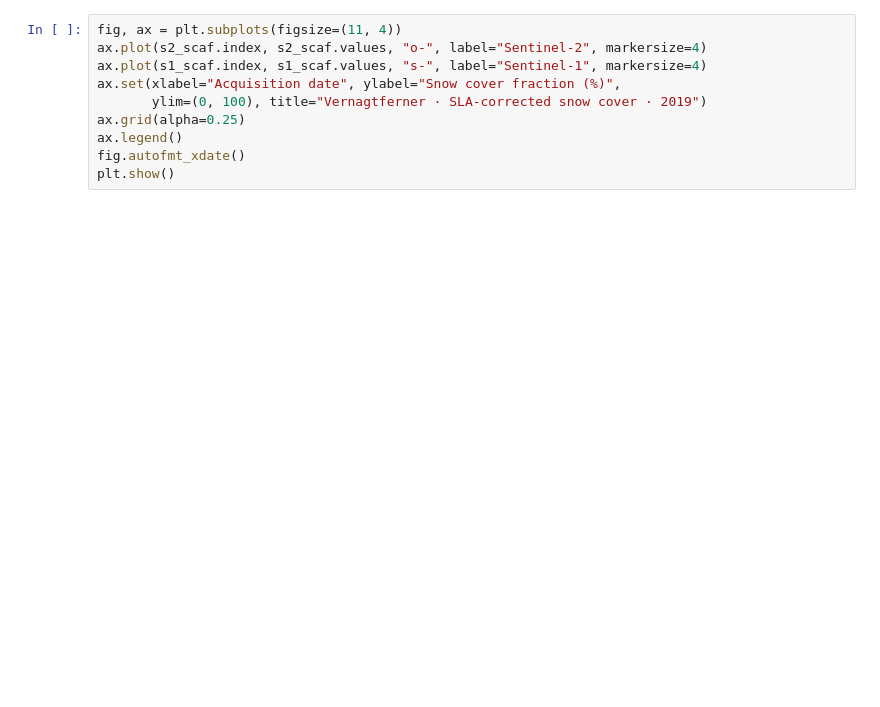
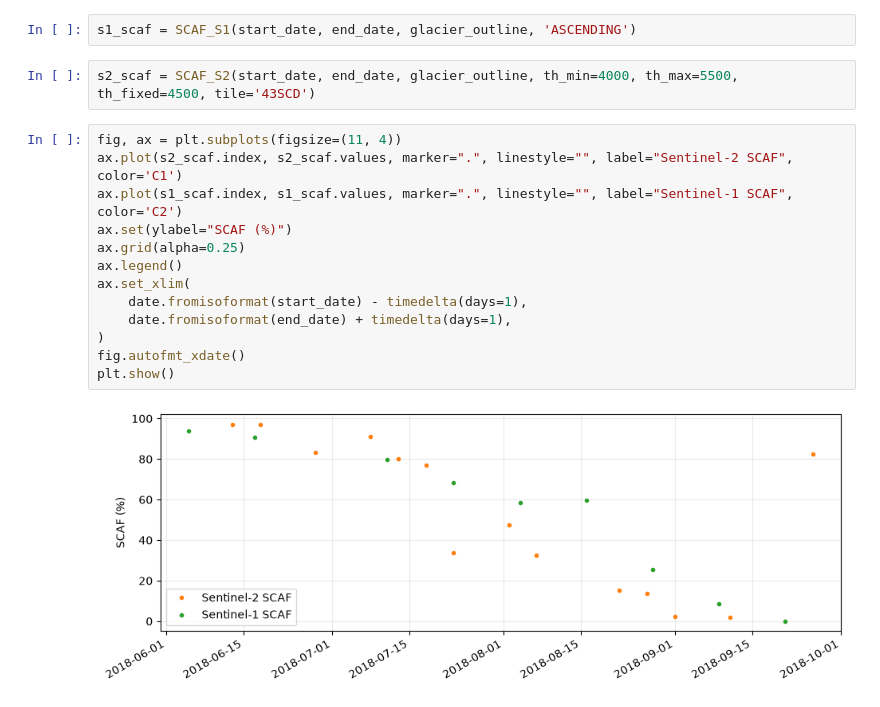
Before and after one commit to mattiacallegari/glacier_scaf, a Jupyter notebook: example.ipynb, the cells around one changed output. Saved outputs shown, nothing was run; the diff lists cells and outputs as text; blank space fills up the shorter version.

```diff
--- a/example.ipynb
+++ b/example.ipynb
@@ -49,10 +54,19 @@ plt.show()
+# %%
+s1_scaf = SCAF_S1(start_date, end_date, glacier_outline, 'ASCENDING')
+# %%
+s2_scaf = SCAF_S2(start_date, end_date, glacier_outline, th_min=4000, th_max=5500, th_fixed=4500, tile='43SCD')
 # %%
 fig, ax = plt.subplots(figsize=(11, 4))
-ax.plot(s2_scaf.index, s2_scaf.values, "o-", label="Sentinel-2", markersize=4)
-ax.plot(s1_scaf.index, s1_scaf.values, "s-", label="Sentinel-1", markersize=4)
-ax.set(xlabel="Acquisition date", ylabel="Snow cover fraction (%)",
-       ylim=(0, 100), title="Vernagtferner · SLA-corrected snow cover · 2019")
+ax.plot(s2_scaf.index, s2_scaf.values, marker=".", linestyle="", label="Sentinel-2 SCAF", color='C1')
+ax.plot(s1_scaf.index, s1_scaf.values, marker=".", linestyle="", label="Sentinel-1 SCAF", color='C2')
+ax.set(ylabel="SCAF (%)")
 ax.grid(alpha=0.25)
 ax.legend()
+ax.set_xlim(
+    date.fromisoformat(start_date) - timedelta(days=1),
+    date.fromisoformat(end_date) + timedelta(days=1),
+)
 fig.autofmt_xdate()
 plt.show()
+# %% [output]
+[figure, added]
```
Also changed, not shown: parts of 10 cells of this notebook, 1 other file.
